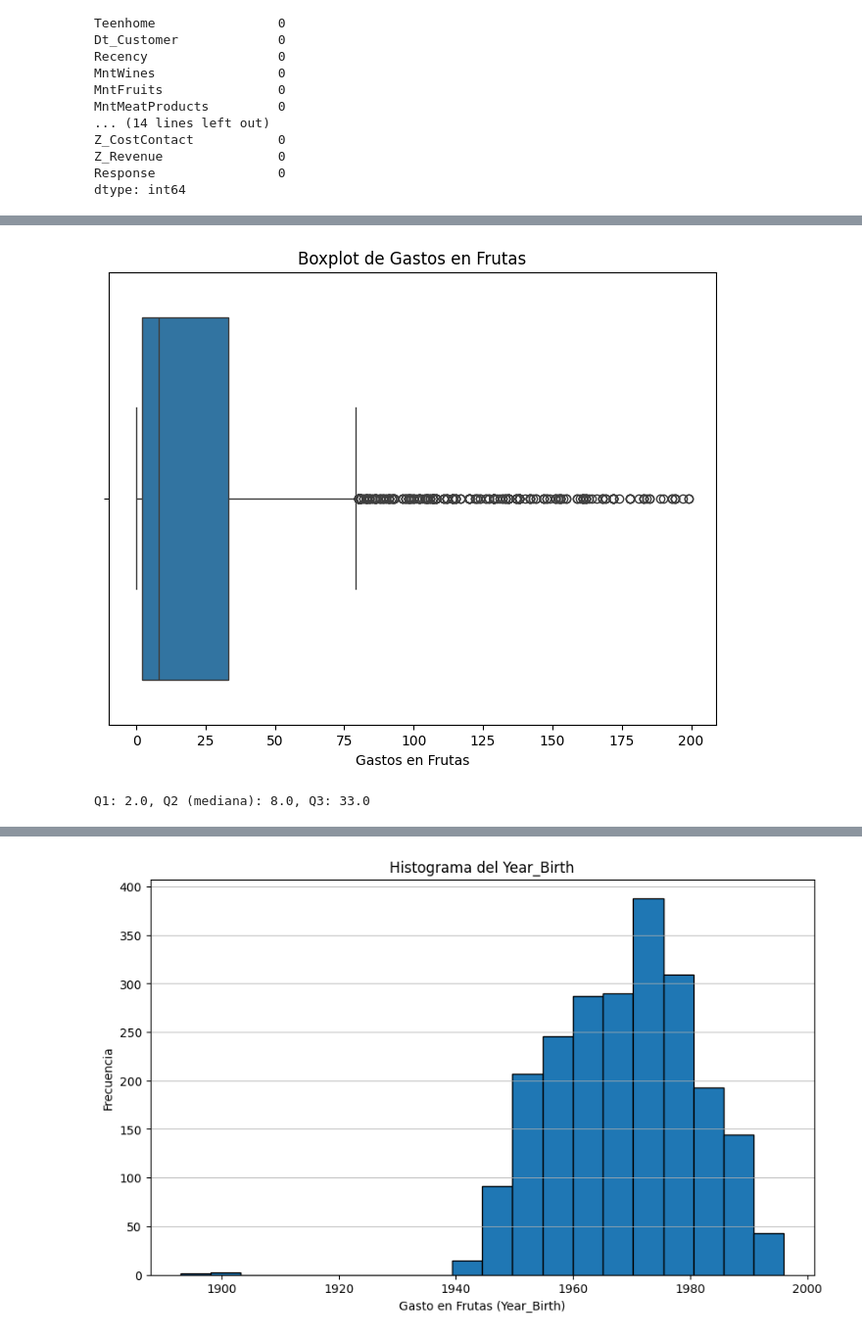
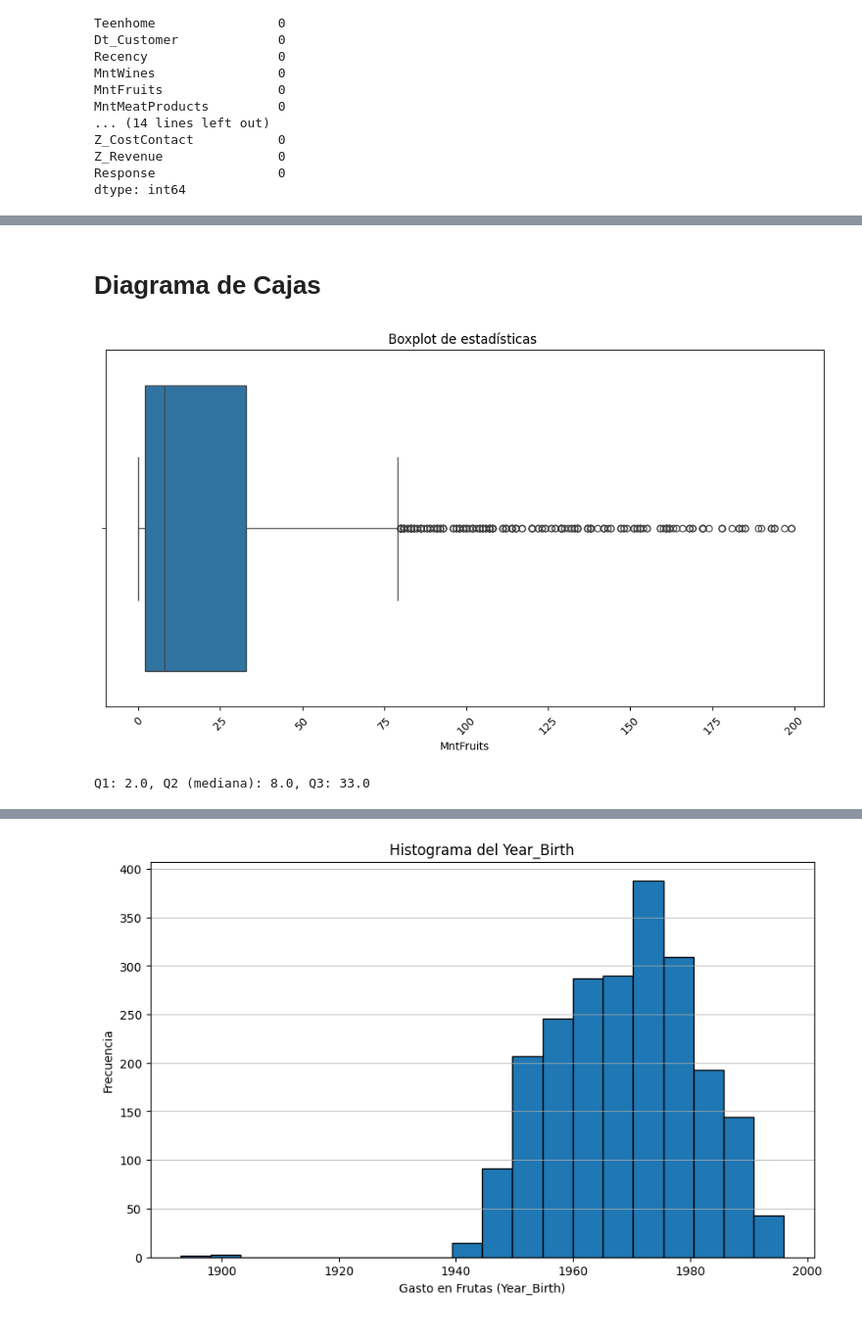
Before and after one commit to Felipe4356/EDA_FundamentosML_FelipeGodoy, a Jupyter notebook: evaluacion1_FelipeGodoy.ipynb, the cells around one changed output, grey strips where cells are left out. Shown at 98% size. Saved outputs shown, nothing was run; the diff lists cells and outputs as text; code cells hidden in the pictures.

```diff
--- a/evaluacion1_FelipeGodoy.ipynb
+++ b/evaluacion1_FelipeGodoy.ipynb
@@ -16,5 +14,6 @@ from google.colab import files
 # %%
-uploaded = files.upload()
-df = pd.read_csv('marketing_campaign.csv', sep='\t')
-df.head(10)
+
+url = '/content/marketing_campaign.csv'
+df = pd.read_csv(url, sep="	")
+df.head(5)
 # %% [output]
@@ -174,17 +120,21 @@ y grafico de barra de estado civil del cliente
+# %% [markdown]
+# **Diagrama de Cajas**
 # %%
-
-
-plt.figure(figsize=(8, 6))
+# Configuración del gráfico
+plt.figure(figsize=(12, 6))
 sns.boxplot(x=df['MntFruits'])
-plt.title('Boxplot de Gastos en Frutas')
-plt.xlabel('Gastos en Frutas')
+plt.xticks(rotation=45)
+plt.title("Boxplot de estadísticas ")
 plt.show()
 
+# Calcular cuartiles
 Q1 = df['MntFruits'].quantile(0.25)
-Q2 = df['MntFruits'].quantile(0.50)
+Q2 = df['MntFruits'].median()
 Q3 = df['MntFruits'].quantile(0.75)
+IQR = Q3 - Q1
+limite_superior = Q3 + 1.5 * IQR
 
 print(f"Q1: {Q1}, Q2 (mediana): {Q2}, Q3: {Q3}")
 # %% [output]
-[figure, old version]
+[figure, new version]
 Q1: 2.0, Q2 (mediana): 8.0, Q3: 33.0
```
Also changed, not shown: parts of 33 cells of this notebook.
